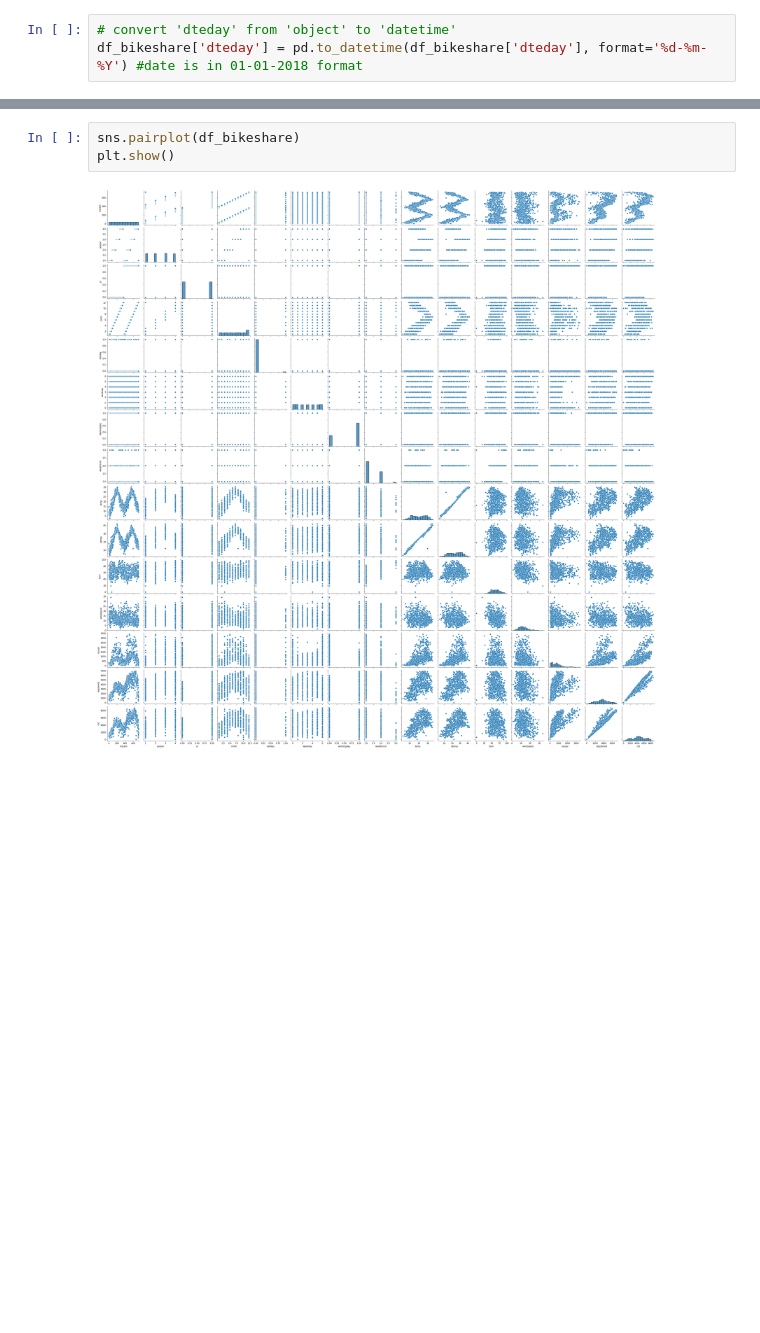
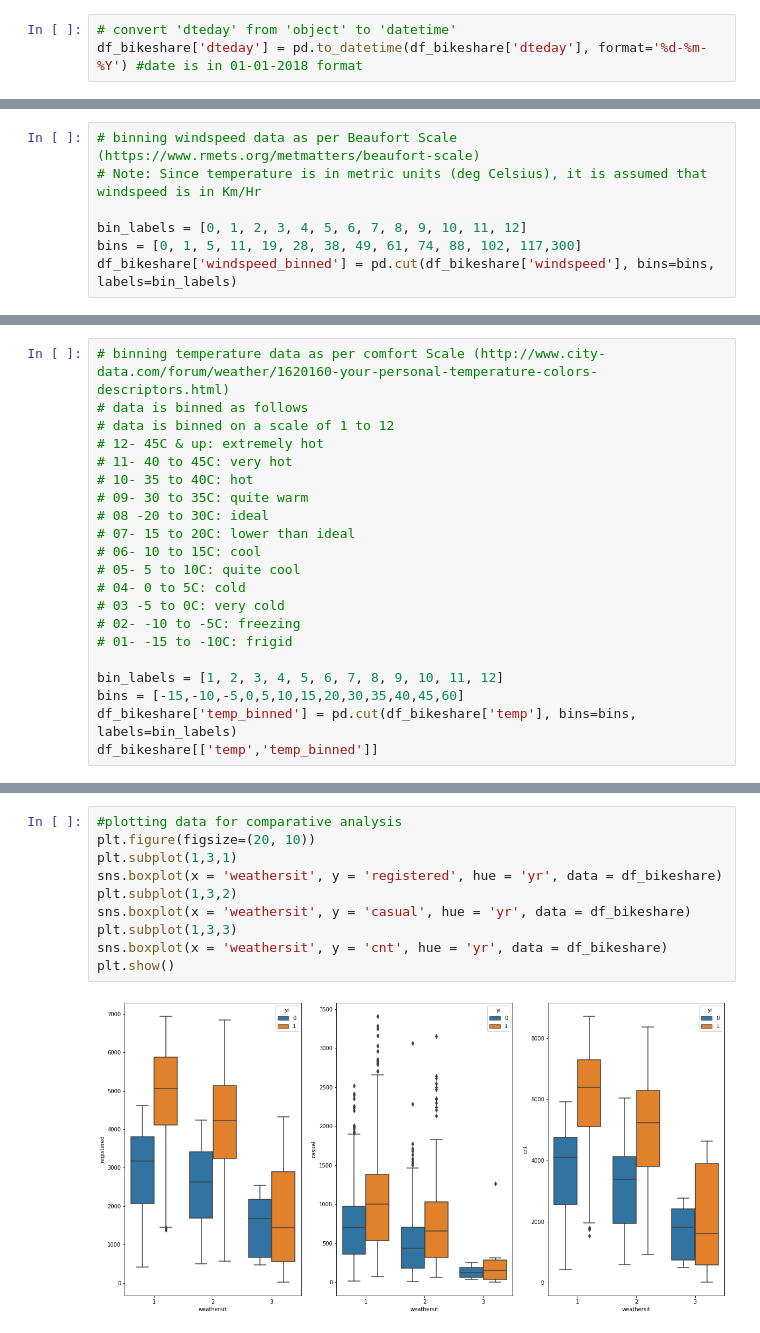
Before and after one commit to ishankarve/Linear-Regression, a Jupyter notebook: Multiple Linear Regression in Python/Assignment/Bike Sharing.ipynb, the cells around one changed output, grey strips where cells are left out. Drawn from its saved outputs; the diff is of its cells as text; blank space fills up the shorter version.

Commit message:
updating changes in plots and binning data

```diff
--- a/Multiple Linear Regression in Python/Assignment/Bike Sharing.ipynb
+++ b/Multiple Linear Regression in Python/Assignment/Bike Sharing.ipynb
@@ -167,0 +168,7 @@ df_bikeshare.describe()
+# %%
+# binning windspeed data as per Beaufort Scale (https://www.rmets.org/metmatters/beaufort-scale)
+# Note: Since temperature is in metric units (deg Celsius), it is assumed that windspeed is in Km/Hr
+
+bin_labels = [0, 1, 2, 3, 4, 5, 6, 7, 8, 9, 10, 11, 12]
+bins = [0, 1, 5, 11, 19, 28, 38, 49, 61, 74, 88, 102, 117,300]
+df_bikeshare['windspeed_binned'] = pd.cut(df_bikeshare['windspeed'], bins=bins, labels=bin_labels)
@@ -167,0 +189,21 @@ df_bikeshare.describe()
+# %%
+# binning temperature data as per comfort Scale (http://www.city-data.com/forum/weather/1620160-your-personal-temperature-colors-descriptors.html)
+# data is binned as follows
+# data is binned on a scale of 1 to 12
+# 12- 45C & up: extremely hot
+# 11- 40 to 45C: very hot
+# 10- 35 to 40C: hot
+# 09- 30 to 35C: quite warm
+# 08 -20 to 30C: ideal
+# 07- 15 to 20C: lower than ideal
+# 06- 10 to 15C: cool
+# 05- 5 to 10C: quite cool
+# 04- 0 to 5C: cold
+# 03 -5 to 0C: very cold
+# 02- -10 to -5C: freezing
+# 01- -15 to -10C: frigid
+
+bin_labels = [1, 2, 3, 4, 5, 6, 7, 8, 9, 10, 11, 12]
+bins = [-15,-10,-5,0,5,10,15,20,30,35,40,45,60]
+df_bikeshare['temp_binned'] = pd.cut(df_bikeshare['temp'], bins=bins, labels=bin_labels)
+df_bikeshare[['temp','temp_binned']]
@@ -171,5 +227,12 @@ Since all data is numeric, we can use Seaborn to visualise data using pairplots
-# %%
-sns.pairplot(df_bikeshare)
-plt.show()
-# %% [output]
-[figure, removed]
+# %%
+#plotting data for comparative analysis
+plt.figure(figsize=(20, 10))
+plt.subplot(1,3,1)
+sns.boxplot(x = 'weathersit', y = 'registered', hue = 'yr', data = df_bikeshare)
+plt.subplot(1,3,2)
+sns.boxplot(x = 'weathersit', y = 'casual', hue = 'yr', data = df_bikeshare)
+plt.subplot(1,3,3)
+sns.boxplot(x = 'weathersit', y = 'cnt', hue = 'yr', data = df_bikeshare)
+plt.show()
+# %% [output]
+[figure, added]
```
Also changed, not shown: parts of 13 cells of this notebook.
